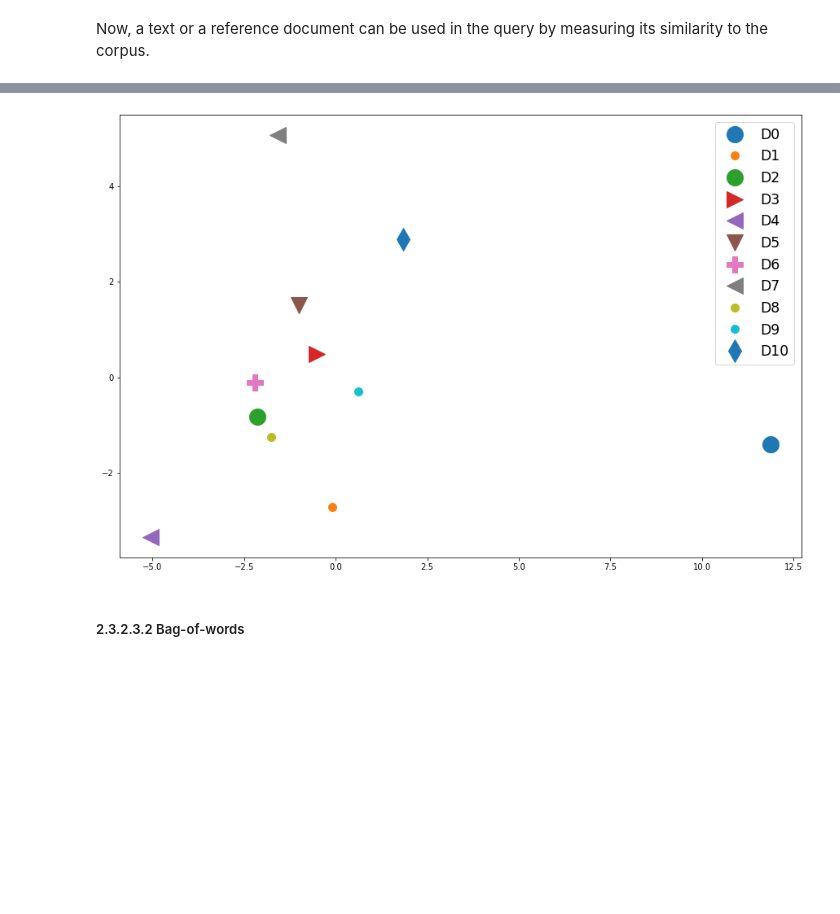
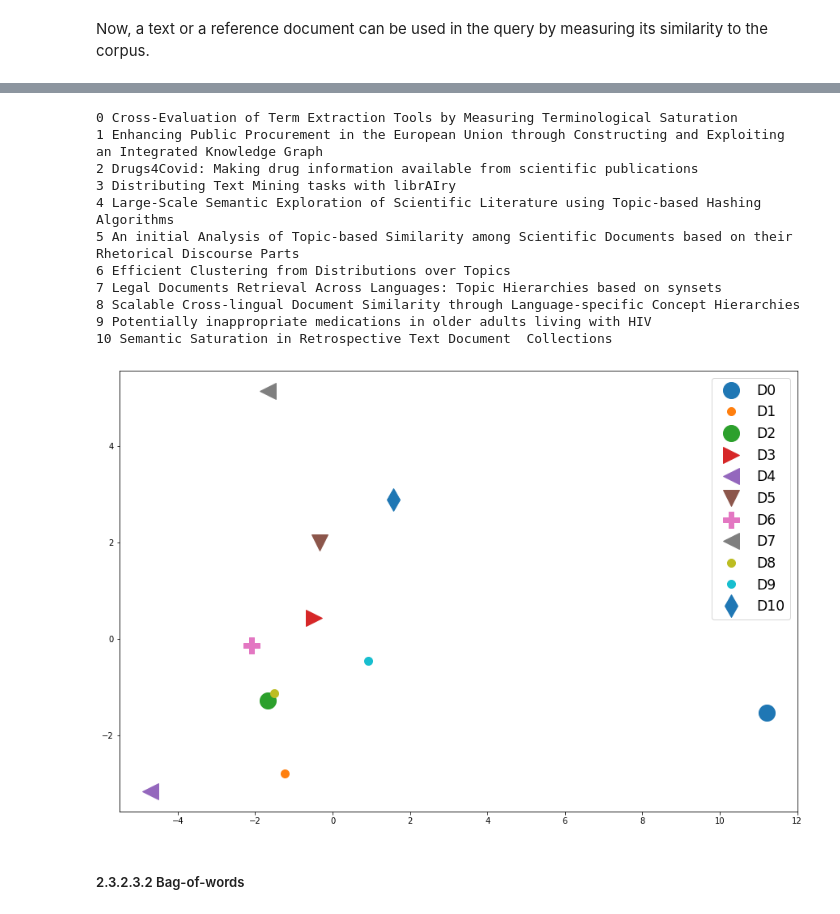
Before and after one commit to cbadenes/phd-thesis, a Jupyter notebook: notebooks/soa.ipynb, the cells around one changed output, grey strips where cells are left out. Saved outputs shown, nothing was run; the diff lists cells and outputs as text; code cells hidden in the pictures; blank space fills up the shorter version.

```diff
--- a/notebooks/soa.ipynb
+++ b/notebooks/soa.ipynb
@@ -391,25 +391,41 @@ Large-Scale Semantic Exploration of Scientific Literature using Topic-based Hash
 # %%
 import numpy as np
 import matplotlib.pyplot as plt
 from sklearn.decomposition import PCA
 
 def show_points(representation):
+  pos = 0
+  for title in corpus_df['title']:
+    print(pos,title)
+    pos+=1
   pca = PCA(n_components=2)
   ranking = np.random.normal(size=len(corpus_df[representation]))
   X = pca.fit_transform(corpus_df[representation].tolist())
   fig, ax = plt.subplots(figsize=(15, 10))
   #scatter = ax.scatter(X[:,0], X[:,1], cmap="Spectral")
   colors = ['o', '.', 'o', 'x', 'P', 'v', '*', '<', '.', '.', 'd']
   markers = ['o', '.', 'o', '>', '<', 'v', 'P', '<', '.', '.', 'd']
   for i, txt in enumerate(corpus_df['title'].tolist()):
     plt.plot(X[:,0][i], X[:,1][i], markers[i], markersize=20, label="D{0}".format(i))
     #plt.annotate("D"+str(i), (X[:,0][i], X[:,1][i]))
   plt.legend(numpoints=1,fontsize='xx-large')
   plt.show()
 
+
 show_points('d2v')
 # %% [output]
+0 Cross-Evaluation of Term Extraction Tools by Measuring Terminological Saturation
+1 Enhancing Public Procurement in the European Union through Constructing and Exploiting an Integrated Knowledge Graph
+2 Drugs4Covid: Making drug information available from scientific publications
+3 Distributing Text Mining tasks with librAIry
+4 Large-Scale Semantic Exploration of Scientific Literature using Topic-based Hashing Algorithms
+5 An initial Analysis of Topic-based Similarity among Scientific Documents based on their Rhetorical Discourse Parts
+6 Efficient Clustering from Distributions over Topics
+7 Legal Documents Retrieval Across Languages: Topic Hierarchies based on synsets
+8 Scalable Cross-lingual Document Similarity through Language-specific Concept Hierarchies
+9 Potentially inappropriate medications in older adults living with HIV
+10 Semantic Saturation in Retrospective Text Document  Collections
-[figure, old version]
+[figure, new version]
 # %% [markdown]
 ##### 2.3.2.3.2 Bag-of-words
 # %% [markdown]
```
Also changed, not shown: parts of 22 cells of this notebook.
